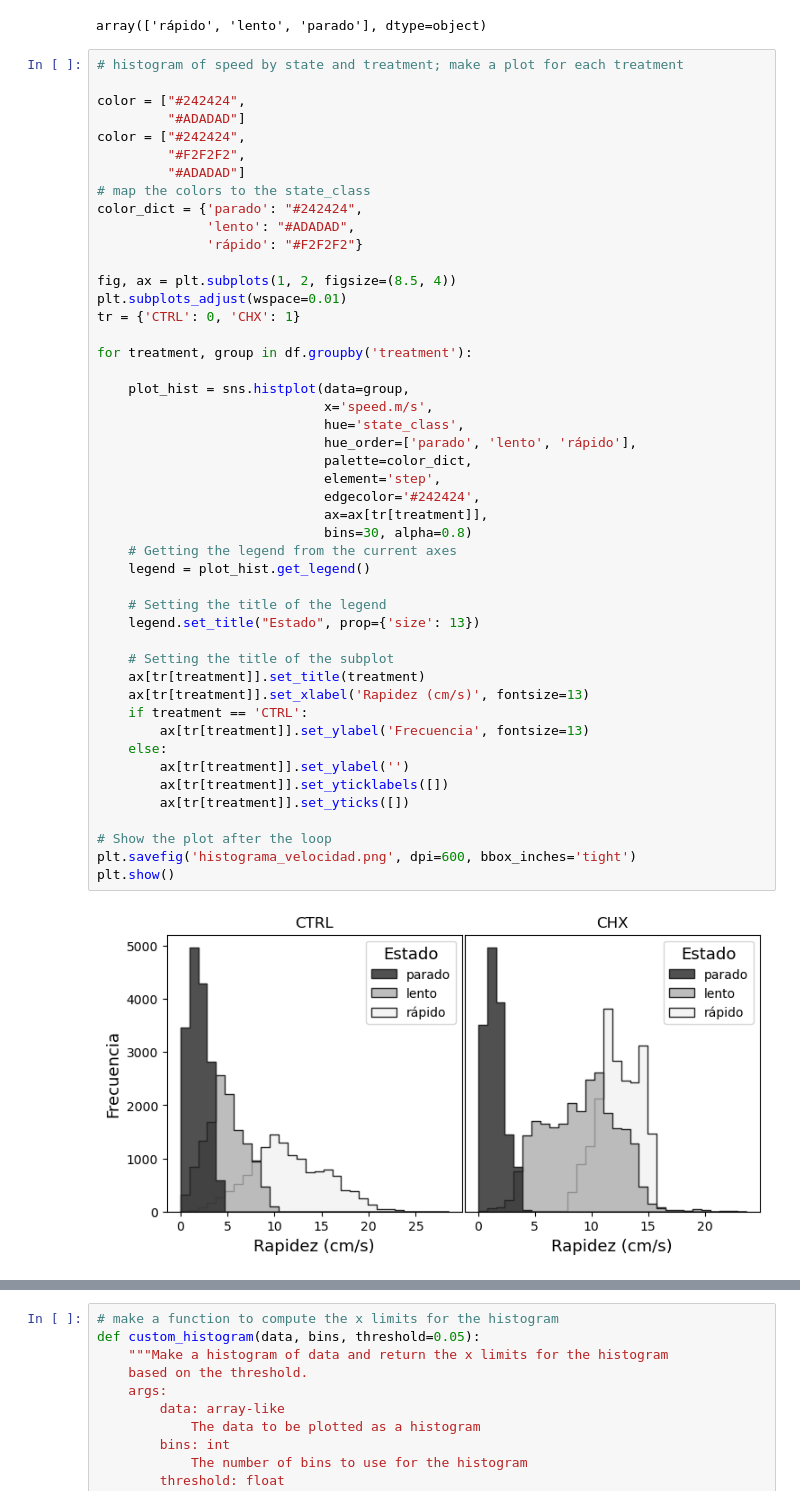
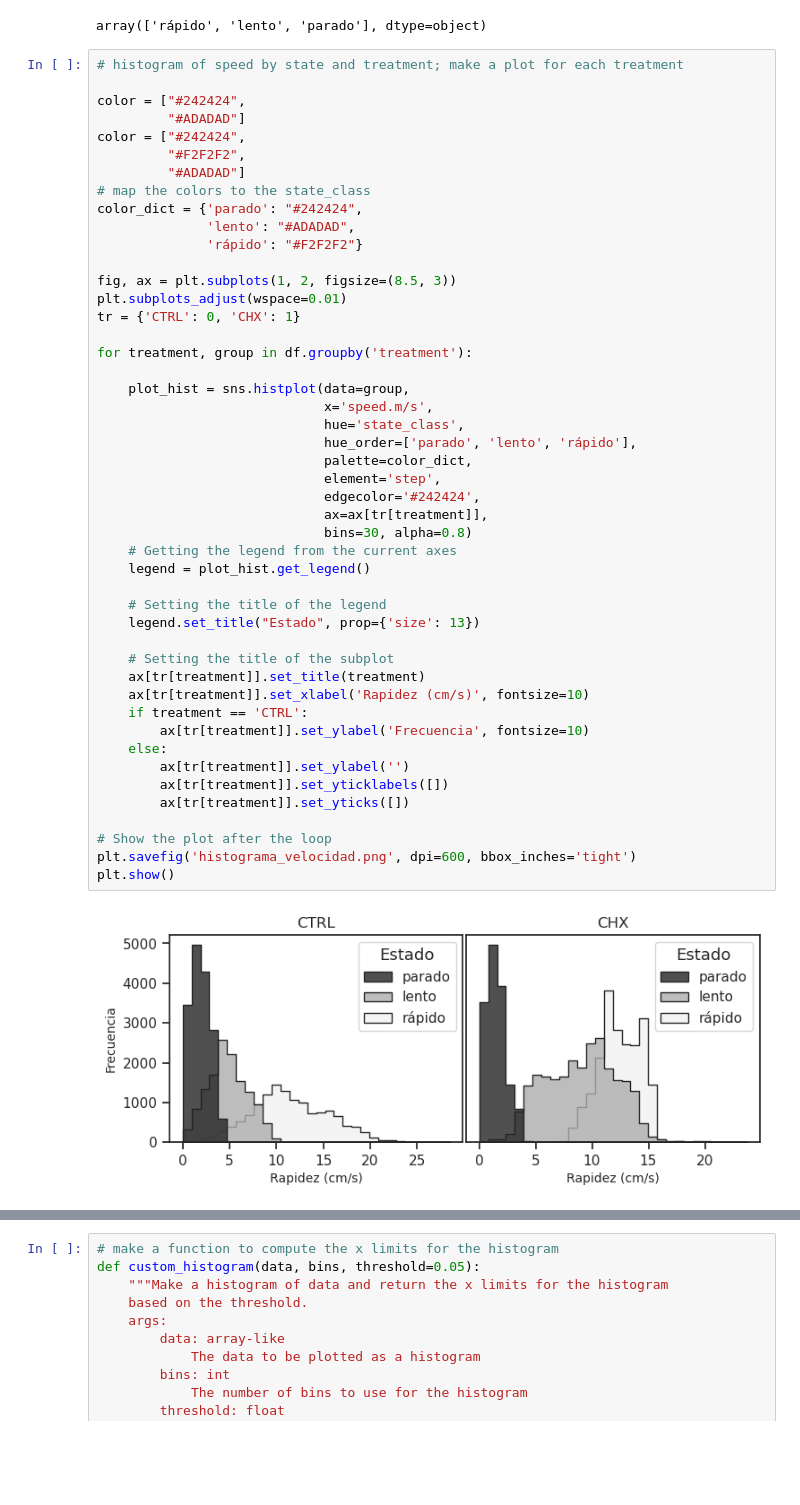
Before and after one commit to jealcalat/behavior_automatic_seg, a Jupyter notebook: hmm_analysis_v2.ipynb, the cells around one changed output, grey strips where cells are left out. Saved outputs shown, nothing was run; the diff lists cells and outputs as text; blank space fills up the shorter version.

Commit message:
figures 2 and 3

```diff
--- a/hmm_analysis_v2.ipynb
+++ b/hmm_analysis_v2.ipynb
@@ -288,42 +291,42 @@ color_dict = {'parado': "#242424",
               'lento': "#ADADAD",
               'rápido': "#F2F2F2"}
 
-fig, ax = plt.subplots(1, 2, figsize=(8.5, 4))
+fig, ax = plt.subplots(1, 2, figsize=(8.5, 3))
 plt.subplots_adjust(wspace=0.01)
 tr = {'CTRL': 0, 'CHX': 1}
 
 for treatment, group in df.groupby('treatment'):
 
     plot_hist = sns.histplot(data=group,
                              x='speed.m/s',
                              hue='state_class',
                              hue_order=['parado', 'lento', 'rápido'],
                              palette=color_dict,
                              element='step',
                              edgecolor='#242424',
                              ax=ax[tr[treatment]],
                              bins=30, alpha=0.8)
     # Getting the legend from the current axes
     legend = plot_hist.get_legend()
 
     # Setting the title of the legend
     legend.set_title("Estado", prop={'size': 13})
 
     # Setting the title of the subplot
     ax[tr[treatment]].set_title(treatment)
-    ax[tr[treatment]].set_xlabel('Rapidez (cm/s)', fontsize=13)
+    ax[tr[treatment]].set_xlabel('Rapidez (cm/s)', fontsize=10)
     if treatment == 'CTRL':
-        ax[tr[treatment]].set_ylabel('Frecuencia', fontsize=13)
+        ax[tr[treatment]].set_ylabel('Frecuencia', fontsize=10)
     else:
         ax[tr[treatment]].set_ylabel('')
         ax[tr[treatment]].set_yticklabels([])
         ax[tr[treatment]].set_yticks([])
 
 # Show the plot after the loop
 plt.savefig('histograma_velocidad.png', dpi=600, bbox_inches='tight')
 plt.show()
 # %% [output]
-[figure, old version]
+[figure, new version]
 # %%
 # scatter plot seed vs acceleration, color by state, make a plot for each treatment
 color = ["#242424",
```
Also changed, not shown: parts of 6 cells of this notebook, 2 other files.
